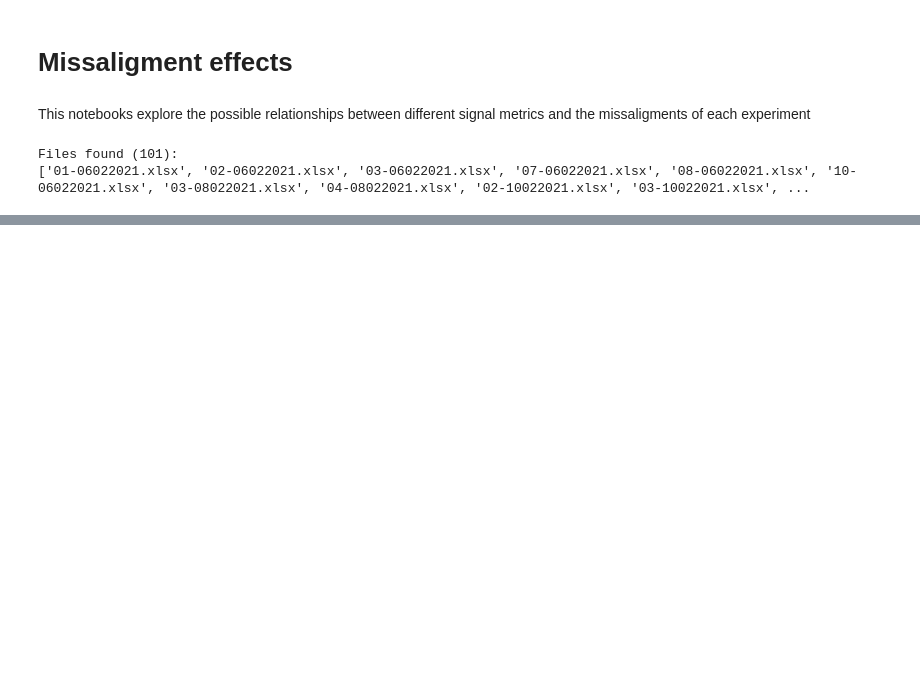
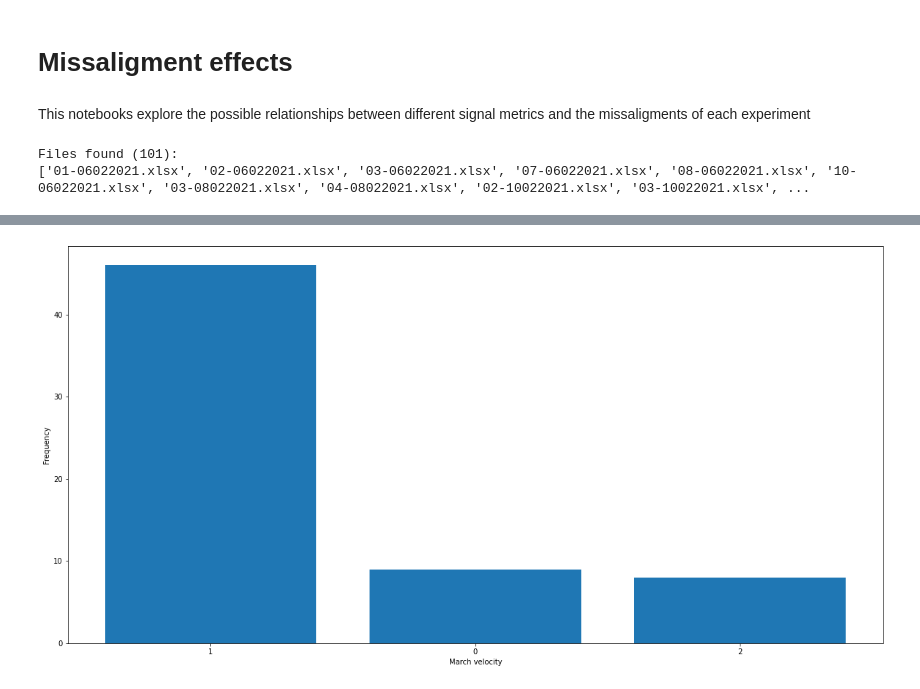
Before and after one commit to hl0d0w1g/EXOSAFE-ML, a Jupyter notebook: notebooks/models/missaligments_effects.ipynb, the cells around one changed output, grey strips where cells are left out. Cells and saved outputs as stored; diff of their text form; code cells hidden in the pictures; blank space fills up the shorter version.

```diff
--- a/notebooks/models/missaligments_effects.ipynb
+++ b/notebooks/models/missaligments_effects.ipynb
@@ -171,0 +202,11 @@ for file in data_ls:
+# %%
+plt.figure(figsize=(20,10))
+
+march_velocity = Counter([int(exp['params']['MarchVelocity']) if str(exp['params']['MarchVelocity']) != 'nan' else 0 for exp in experiments])
+
+plt.bar([str(int(x)) for x in march_velocity.keys()], march_velocity.values())
+plt.xlabel('March velocity')
+plt.ylabel('Frequency')
+plt.show()
+# %% [output]
+[figure, added]
```
Also changed, not shown: parts of 9 cells of this notebook, 7 other files.
